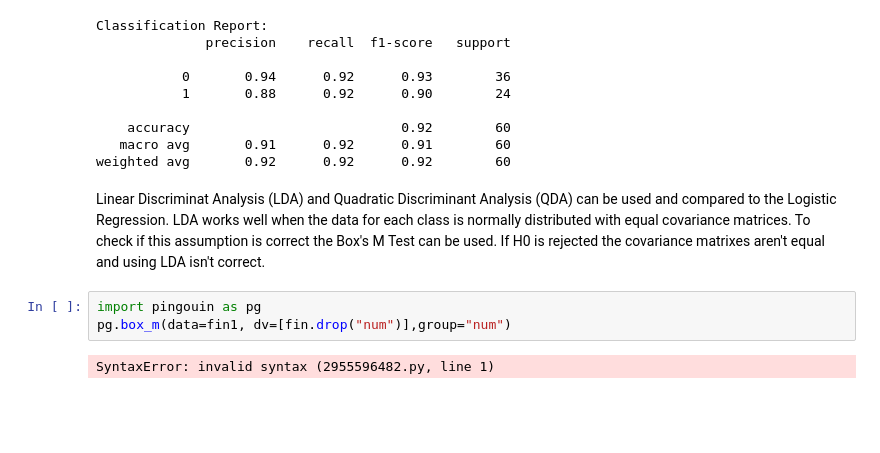
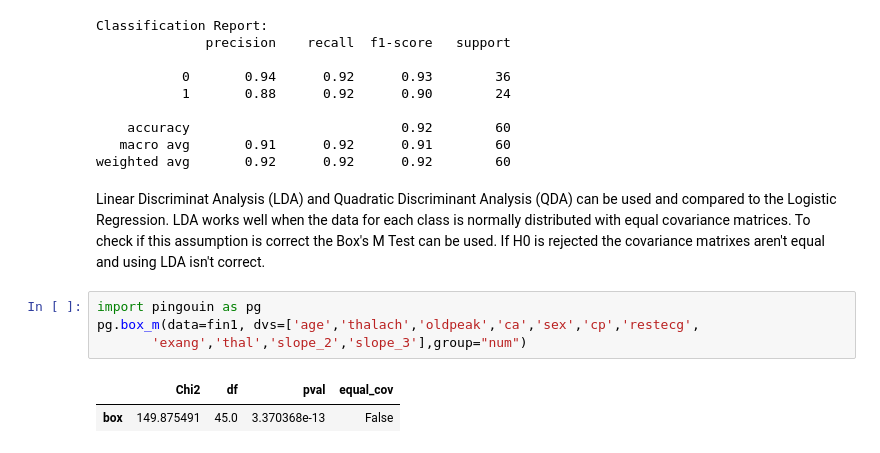
Before and after one commit to GioDeFra/Cleveland_Hart_Disease, a Jupyter notebook: Code.ipynb, the cells around one changed output. Saved outputs shown, nothing was run; the diff lists cells and outputs as text; blank space fills up the shorter version.

```diff
--- a/Code.ipynb
+++ b/Code.ipynb
@@ -393,6 +394,8 @@ weighted avg       0.92      0.92      0.92        60
 Linear Discriminat Analysis (LDA) and Quadratic Discriminant Analysis (QDA) can be used and compared to the Logistic Regression. LDA works well when the data for each class is normally distributed with equal covariance matrices. To check if this assumption is correct the Box's M Test can be used. If H0 is rejected the covariance matrixes aren't equal and using LDA isn't correct.
 # %%
 import pingouin as pg
-pg.box_m(data=fin1, dv=[fin.drop("num")],group="num")
+pg.box_m(data=fin1, dvs=['age','thalach','oldpeak','ca','sex','cp','restecg',
+       'exang','thal','slope_2','slope_3'],group="num")
 # %% [output]
-SyntaxError: invalid syntax (2955596482.py, line 1)
+|  | Chi2 | df | pval | equal_cov |
+| box | 149.875491 | 45.0 | 3.370368e-13 | False |
```
Also changed, not shown: parts of 18 cells of this notebook.
